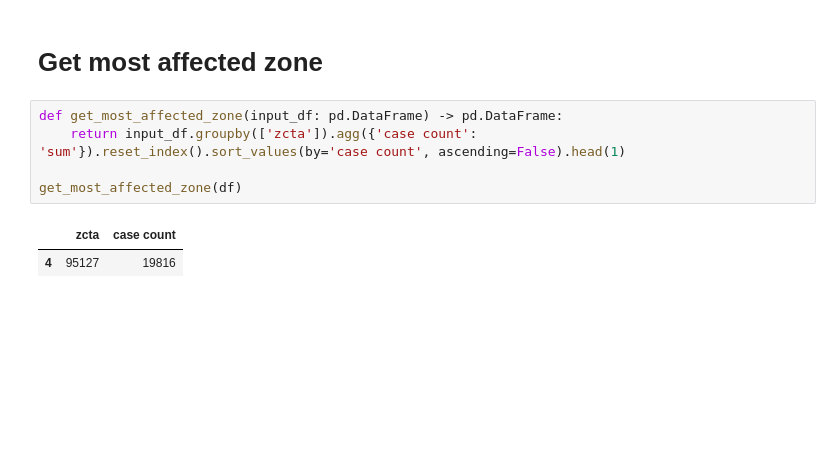
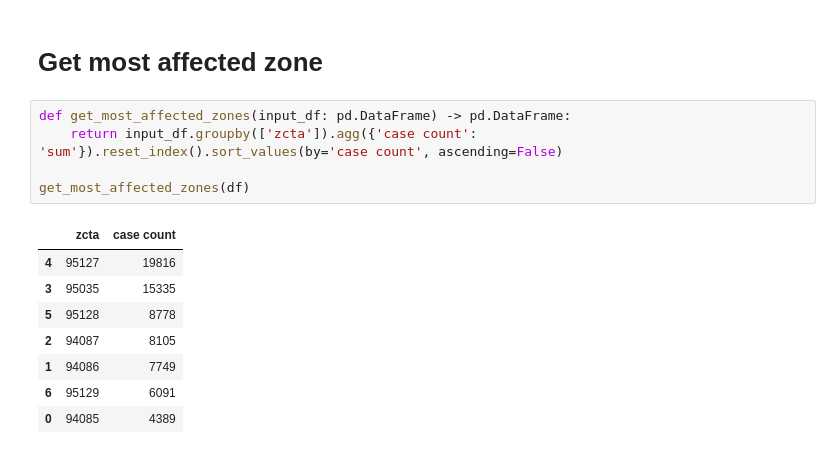
Before and after one commit to Mounir-charef/data_mining, a Jupyter notebook: notebooks/part1-2.ipynb, the cells around one changed output. Cells and saved outputs as stored; diff of their text form; blank space fills up the shorter version.

```diff
--- a/notebooks/part1-2.ipynb
+++ b/notebooks/part1-2.ipynb
@@ -388,11 +388,17 @@ we notice that there is a correlation between the population and the number of t
 # %% [markdown]
 # Get most affected zone
 # %%
-def get_most_affected_zone(input_df: pd.DataFrame) -> pd.DataFrame:
-    return input_df.groupby(['zcta']).agg({'case count': 'sum'}).reset_index().sort_values(by='case count', ascending=False).head(1)
+def get_most_affected_zones(input_df: pd.DataFrame) -> pd.DataFrame:
+    return input_df.groupby(['zcta']).agg({'case count': 'sum'}).reset_index().sort_values(by='case count', ascending=False)
 
-get_most_affected_zone(df)
+get_most_affected_zones(df)
 # %% [output]
 |  | zcta | case count |
 | 4 | 95127 | 19816 |
+| 3 | 95035 | 15335 |
+| 5 | 95128 | 8778 |
+| 2 | 94087 | 8105 |
+| 1 | 94086 | 7749 |
+| 6 | 95129 | 6091 |
+| 0 | 94085 | 4389 |
 # %%
```
Also changed, not shown: parts of 5 cells of this notebook.
